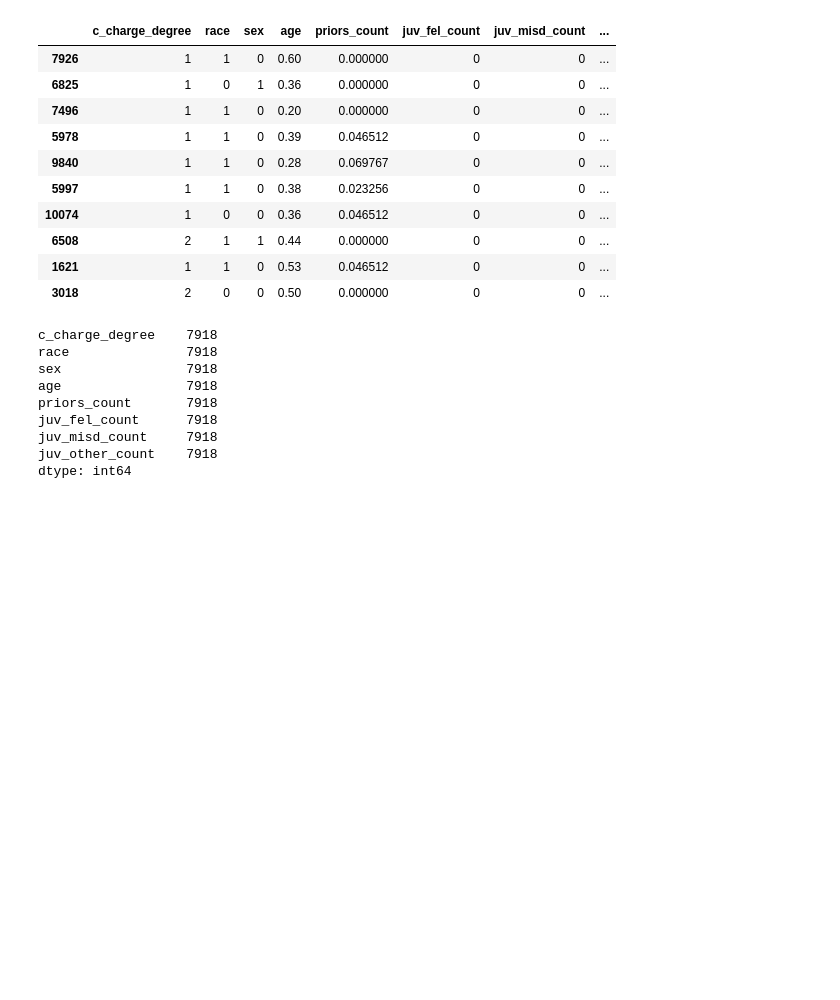
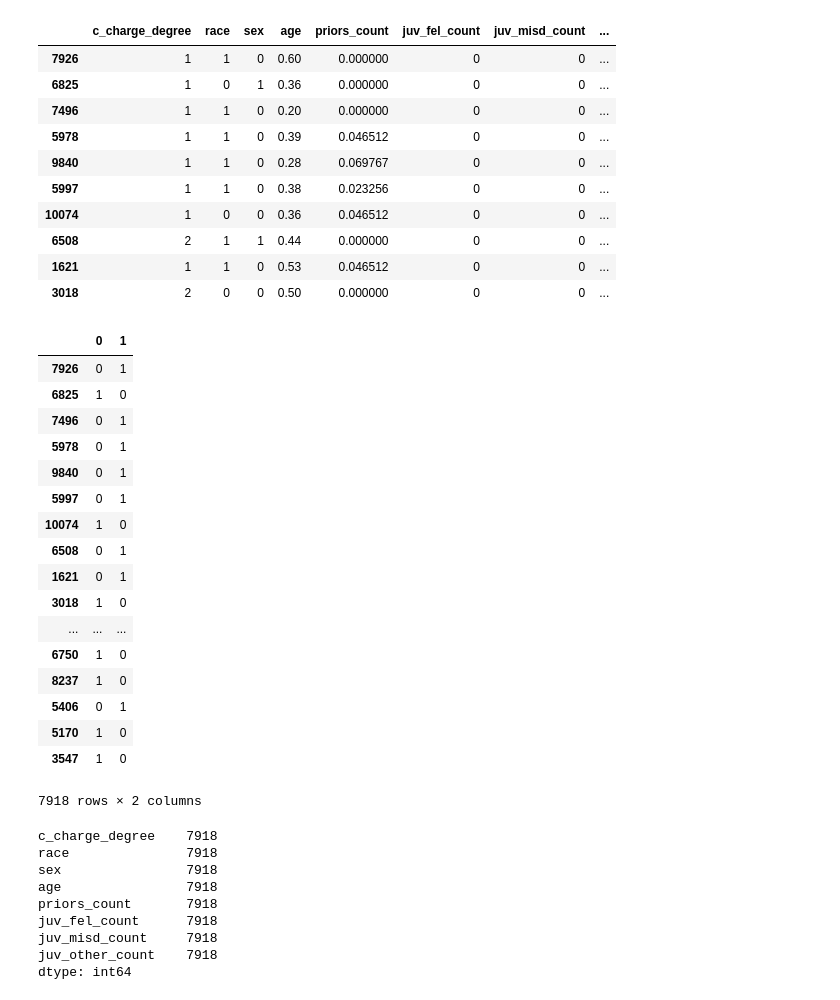
Before and after one commit to dns43/fairness, a Jupyter notebook: src/COMPAS.ipynb, the cells around one changed output. Saved outputs shown, nothing was run; the diff lists cells and outputs as text; code cells hidden in the pictures; blank space fills up the shorter version.

```diff
--- a/src/COMPAS.ipynb
+++ b/src/COMPAS.ipynb
@@ -371,6 +371,7 @@ test_features = df2.drop(training_features.index)
 
 training_label = pd.get_dummies(training_features['is_recid'])
 training_features.pop('is_recid')
+dtraining_label = pd.get_dummies(training_features['race'])
 
 test_label = pd.get_dummies(test_features['is_recid'])
 test_features.pop('is_recid')
@@ -391,6 +392,27 @@ Name: race, dtype: int64
 | 6508 | 2 | 1 | 1 | 0.44 | 0.000000 | 0 | 0 | ... |
 | 1621 | 1 | 1 | 0 | 0.53 | 0.046512 | 0 | 0 | ... |
 | 3018 | 2 | 0 | 0 | 0.50 | 0.000000 | 0 | 0 | ... |
+# %%
+dtraining_label
+# %% [output]
+|  | 0 | 1 |
+| 7926 | 0 | 1 |
+| 6825 | 1 | 0 |
+| 7496 | 0 | 1 |
+| 5978 | 0 | 1 |
+| 9840 | 0 | 1 |
+| 5997 | 0 | 1 |
+| 10074 | 1 | 0 |
+| 6508 | 0 | 1 |
+| 1621 | 0 | 1 |
+| 3018 | 1 | 0 |
+| ... | ... | ... |
+| 6750 | 1 | 0 |
+| 8237 | 1 | 0 |
+| 5406 | 0 | 1 |
+| 5170 | 1 | 0 |
+| 3547 | 1 | 0 |
+7918 rows × 2 columns
 # %%
 training_features.count()
 # %% [output]
```
Also changed, not shown: parts of 3 cells of this notebook.
